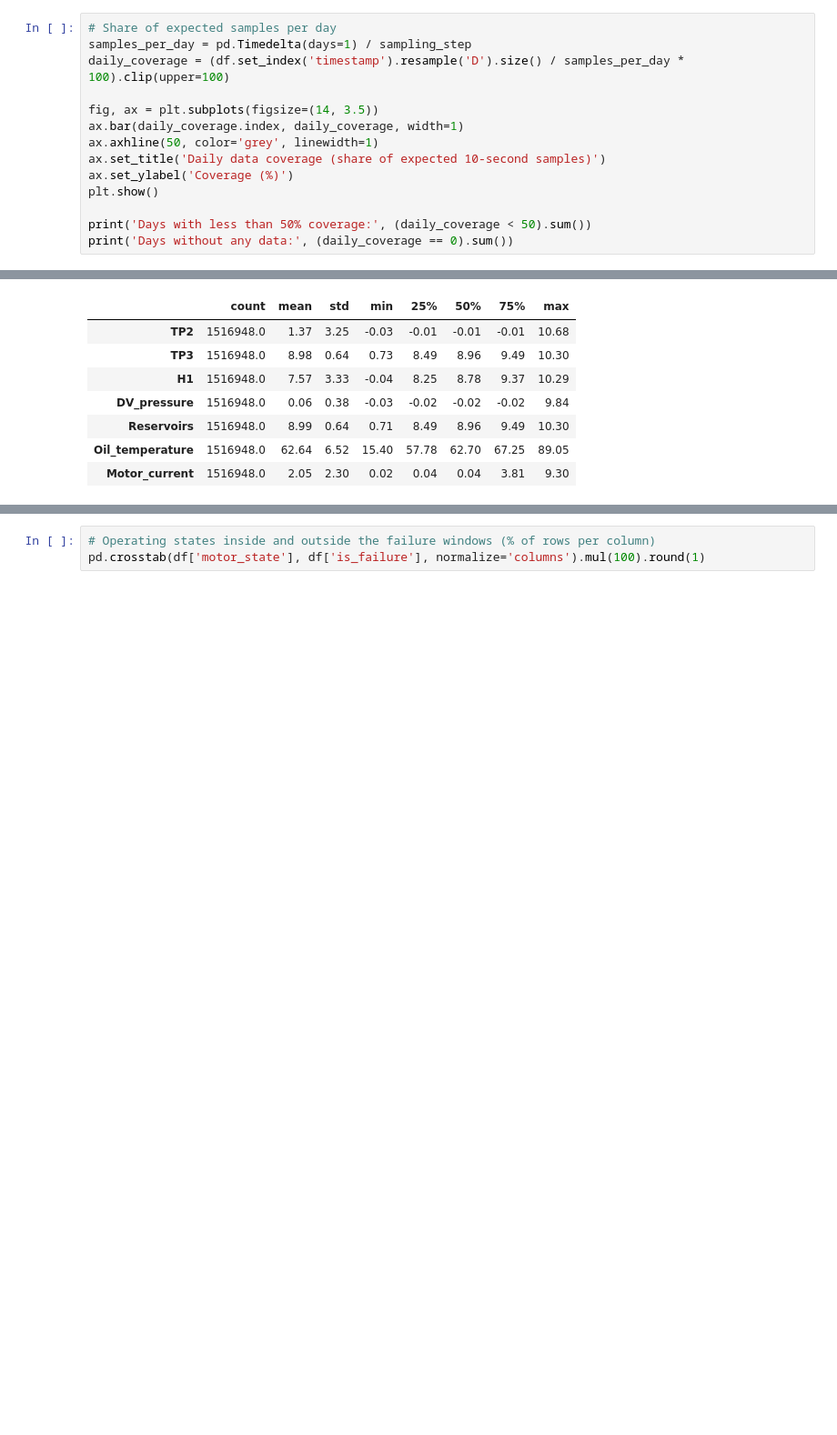
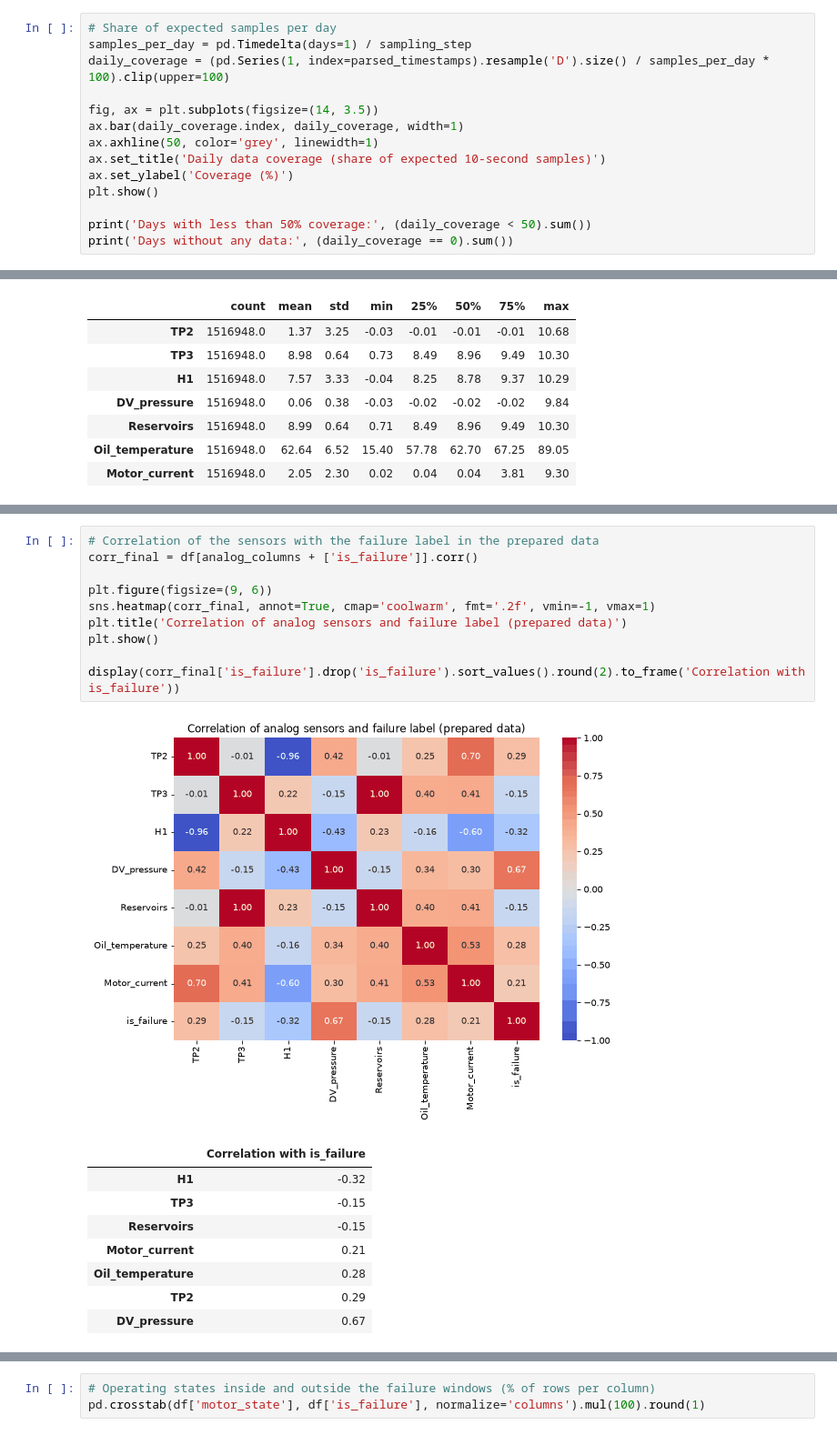
Before and after one commit to Agrima010/industrial-analytics-predictive-maintenance, a Jupyter notebook: MetroPT3_Data Exploratory Analysis.ipynb, the cells around one changed output, grey strips where cells are left out. Shown at 91% size. Saved outputs shown, nothing was run; the diff lists cells and outputs as text; blank space fills up the shorter version.

```diff
--- a/MetroPT3_Data Exploratory Analysis.ipynb
+++ b/MetroPT3_Data Exploratory Analysis.ipynb
@@ -404,7 +513,7 @@ Gaps longer than 20 s: 351 (total 910 h)
 # %%
 # Share of expected samples per day
 samples_per_day = pd.Timedelta(days=1) / sampling_step
-daily_coverage = (df.set_index('timestamp').resample('D').size() / samples_per_day * 100).clip(upper=100)
+daily_coverage = (pd.Series(1, index=parsed_timestamps).resample('D').size() / samples_per_day * 100).clip(upper=100)
 
 fig, ax = plt.subplots(figsize=(14, 3.5))
 ax.bar(daily_coverage.index, daily_coverage, width=1)
@@ -948,0 +1169,20 @@ display(df[analog_columns].describe().T.round(2))
+# %%
+# Correlation of the sensors with the failure label in the prepared data
+corr_final = df[analog_columns + ['is_failure']].corr()
+
+plt.figure(figsize=(9, 6))
+sns.heatmap(corr_final, annot=True, cmap='coolwarm', fmt='.2f', vmin=-1, vmax=1)
+plt.title('Correlation of analog sensors and failure label (prepared data)')
+plt.show()
+
+display(corr_final['is_failure'].drop('is_failure').sort_values().round(2).to_frame('Correlation with is_failure'))
+# %% [output]
+[figure, added]
+|  | Correlation with is_failure |
+| H1 | -0.32 |
+| TP3 | -0.15 |
+| Reservoirs | -0.15 |
+| Motor_current | 0.21 |
+| Oil_temperature | 0.28 |
+| TP2 | 0.29 |
+| DV_pressure | 0.67 |
```
Also changed, not shown: parts of 59 cells of this notebook, 1 other file.
